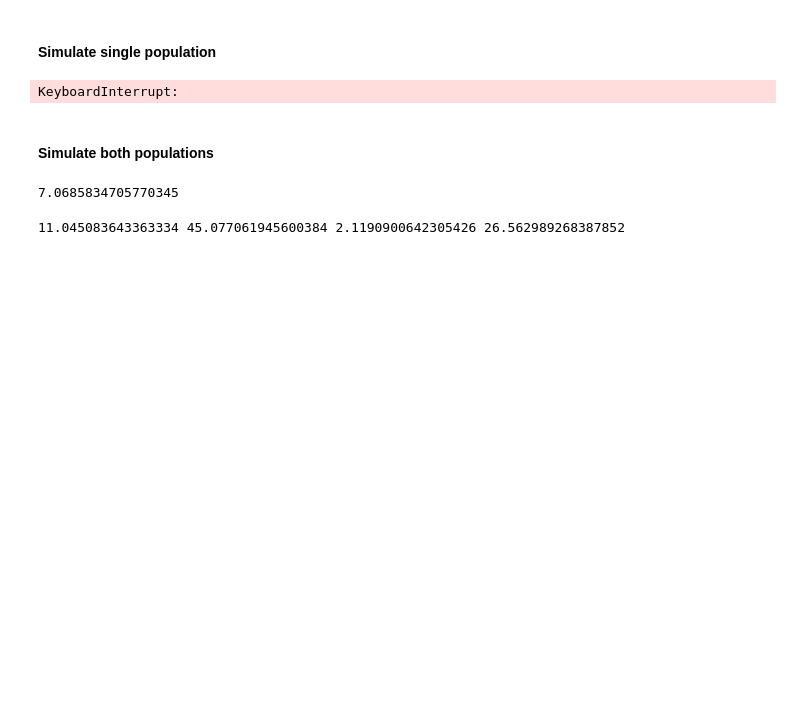
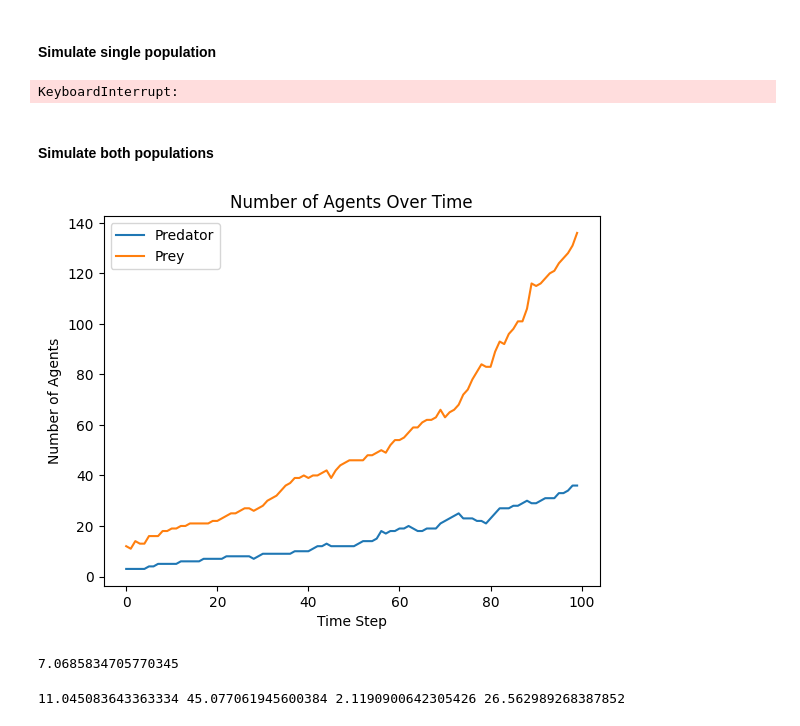
Before and after one commit to IlyaSchneider10/BottMedical_Microbiome, a Jupyter notebook: Play_around.ipynb, the cells around one changed output. Saved outputs shown, nothing was run; the diff lists cells and outputs as text; code cells hidden in the pictures; blank space fills up the shorter version.

```diff
--- a/Play_around.ipynb
+++ b/Play_around.ipynb
@@ -48,31 +53,33 @@ KeyboardInterrupt:
 #### Simulate both populations
 # %%
 #Making x steps with in the model
-x = 400
+x = 100
 
-model = Microbiome(15, 50, False, 50, 50, immediate_killing = False)
+model = Microbiome(3, 12, False, 50, 50, immediate_killing = False)
 for i in range(x):
     model.step()
 
 # Check the numbers of agents
 
 agent_num_data = model.datacollector.get_model_vars_dataframe()
 num_of_agents_1 = agent_num_data.loc[:,"Type_a_1"]
 num_of_agents_2 = agent_num_data.loc[:,"Type_a_2"]
 number_of_time_steps = agent_num_data.index
 
 # Plotting the number of agents over time
 plt.plot(number_of_time_steps, num_of_agents_1, label = "Predator")
 plt.plot(number_of_time_steps, num_of_agents_2, label = "Prey")
 
 # Adding labels and title
 plt.legend()
 plt.xlabel('Time Step')
 plt.ylabel('Number of Agents')
 plt.title('Number of Agents Over Time')
 
 # Displaying the plot
 plt.show()
+# %% [output]
+[figure, added]
 # %%
 s_mutens_radius = 0.75 # micrometers
 average_bacteria_area = 4*math.pi*s_mutens_radius**2
```
Also changed, not shown: parts of 1 cell of this notebook, 2 other files.
